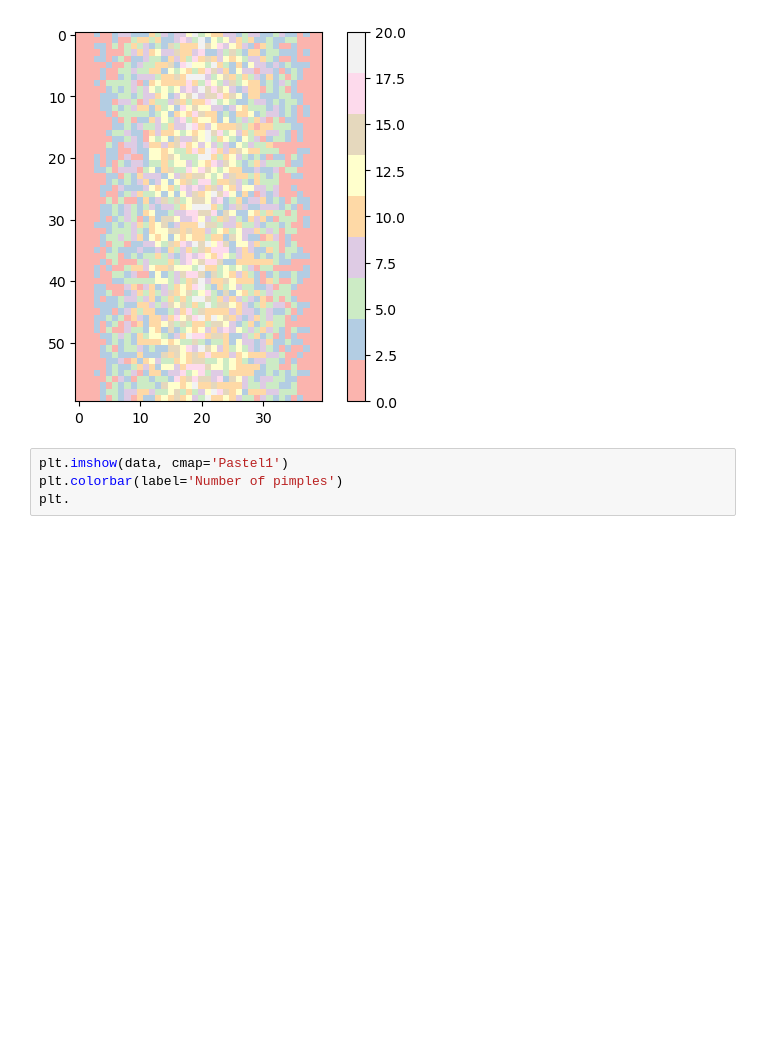
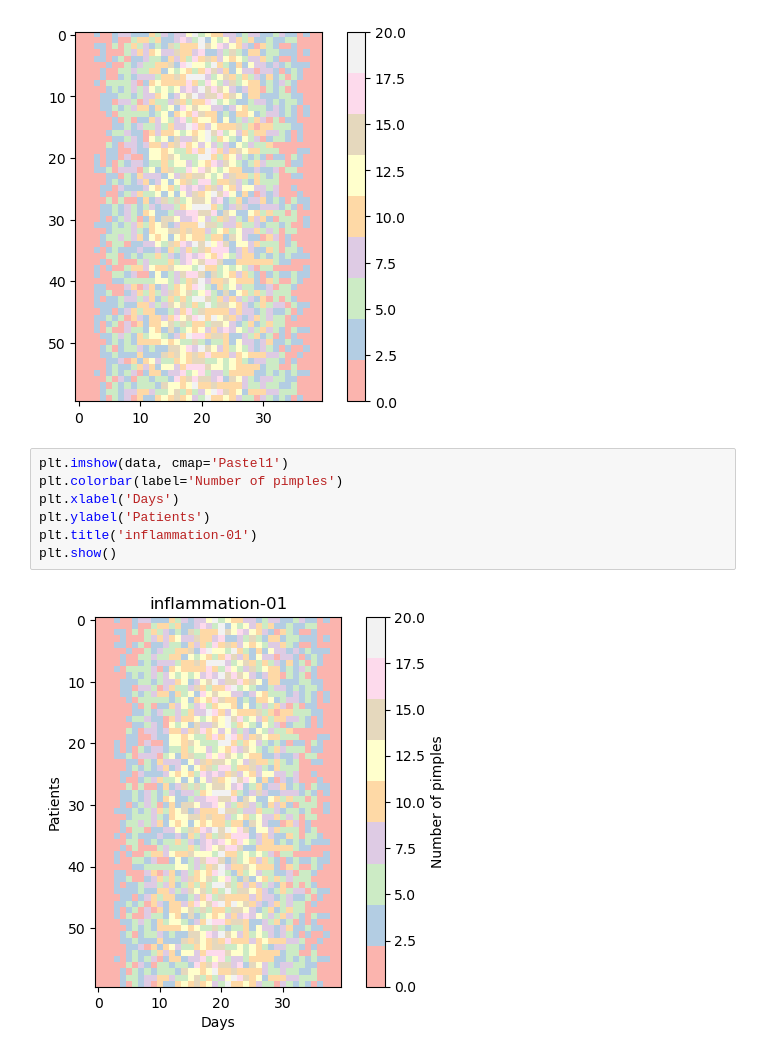
Before and after one commit to HeatherAn/swc-python-delft-feb2023, a Jupyter notebook: swc_python_day1.ipynb, the cells around one changed output. Cells and saved outputs as stored; diff of their text form; blank space fills up the shorter version.

```diff
--- a/swc_python_day1.ipynb
+++ b/swc_python_day1.ipynb
@@ -309,4 +309,9 @@ plt.show()
 # %%
 plt.imshow(data, cmap='Pastel1')
 plt.colorbar(label='Number of pimples')
-plt.
+plt.xlabel('Days')
+plt.ylabel('Patients')
+plt.title('inflammation-01')
+plt.show()
+# %% [output]
+[figure, added]
```
